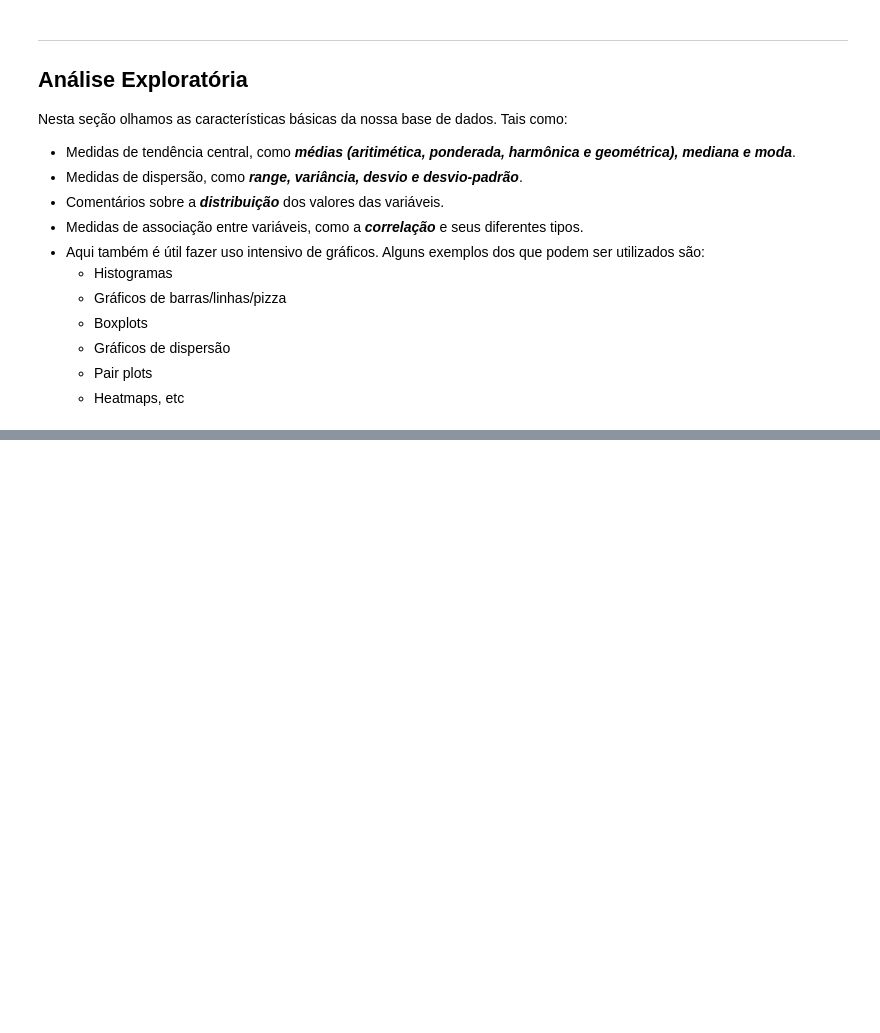
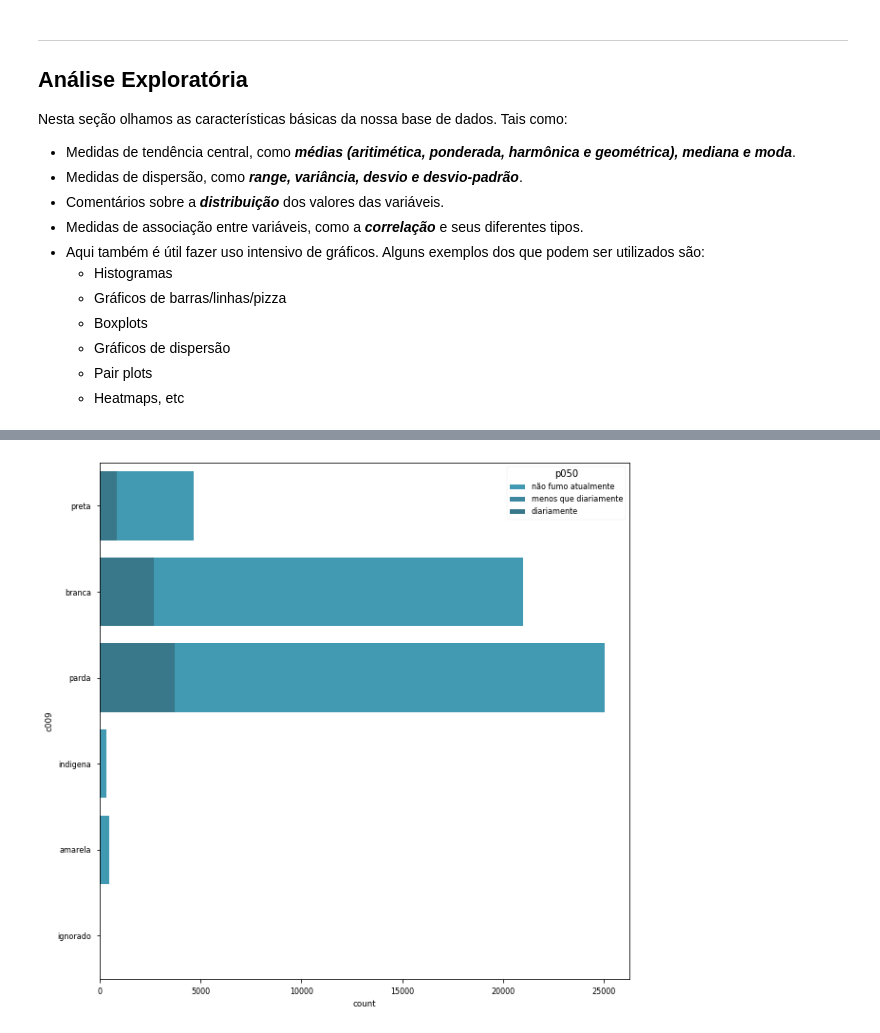
Before and after one commit to baldoinov/econometria-i, a Jupyter notebook: ex_empirico_02.ipynb, the cells around one changed output, grey strips where cells are left out. Saved outputs shown, nothing was run; the diff lists cells and outputs as text; code cells hidden in the pictures; blank space fills up the shorter version.

```diff
--- a/ex_empirico_02.ipynb
+++ b/ex_empirico_02.ipynb
@@ -128,0 +121,5 @@ df.pivot_table(index='p050', aggfunc='count')
+# %%
+# Transformando de quilograma para gramas, conforme o enunciado pede
+
+df['w00103og'] = df['w00103'].__deepcopy__()
+df['w00103'] = df['w00103'] * 1000
@@ -128,0 +130,30 @@ df.pivot_table(index='p050', aggfunc='count')
+# %%
+# https://stackoverflow.com/questions/64671316/convert-numerical-data-to-categorical-in-python
+# https://pandas.pydata.org/docs/reference/api/pandas.cut.html
+# https://stackoverflow.com/questions/20250771/remap-values-in-pandas-column-with-a-dict-preserve-nans
+
+d_p050 = {1: 'diariamente', 2: 'menos que diariamente', 3: 'não fumo atualmente'}
+df['p050'] = df['p050'].map(d_p050).fillna(df['p050'])
+
+d_c006 = {1: 'masculino', 2: 'feminino'}
+df['c006'] = df['c006'].map(d_c006).fillna(df['c006'])
+
+d_c009 = {1: 'branca', 2: 'preta', 3: 'amarela', 4: 'parda', 5: 'indigena', 9: 'ignorado'}
+df['c009'] = df['c009'].map(d_c009).fillna(df['c009'])
+
+d_c010 = {1: 'vive acompanhado', 2: 'nao vive acompanhado'}
+df['c010'] = df['c010'].map(d_c010).fillna(df['c010'])
+
+d_c011 = {1: 'casado(a)', 2: 'separado(a) ou desquitado(a) judicialmente', 3: 'divorciado(a)', 4: 'viuvo(a)', 5: 'solteiro(a)'}
+df['c011'] = df['c011'].map(d_c011).fillna('nao aplicavel')
+
+d_d001 = {1: 'alfabetizado', 2: 'nao alfabetizado'}
+df['d001'] = df['d001'].map(d_d001).fillna('nao aplicavel')
+
+d_p045 = {1: 0.5, 2: 1.5, 3: 2.5, 4: 3.5, 5: 4.5, 6: 5.5, 7: 6.5, 8: 0}
+df['p045'] = df['p045'].map(d_p045).fillna(0)
+
+# d_p022 = {1: '1 copo', 2: '2 copos', 3: '3 copos ou mais'}
+# df['p022'] = df['p022'].map(d_p022).fillna('nao aplicavel')
+
+df.head()
@@ -128,0 +171,3 @@ df.pivot_table(index='p050', aggfunc='count')
+# %%
+df = df.fillna(value={'p020': 0, 'p022': 0, 'p05402': 0})
+df.head()
@@ -198,0 +220,8 @@ df.head()
+# %%
+fig, ax =plt.subplots(figsize=(10, 10))
+
+sns.countplot(y='c009', data=df, hue='p050', dodge=False)
+
+plt.show()
+# %% [output]
+[figure, added]
```
Also changed, not shown: parts of 36 cells of this notebook.
